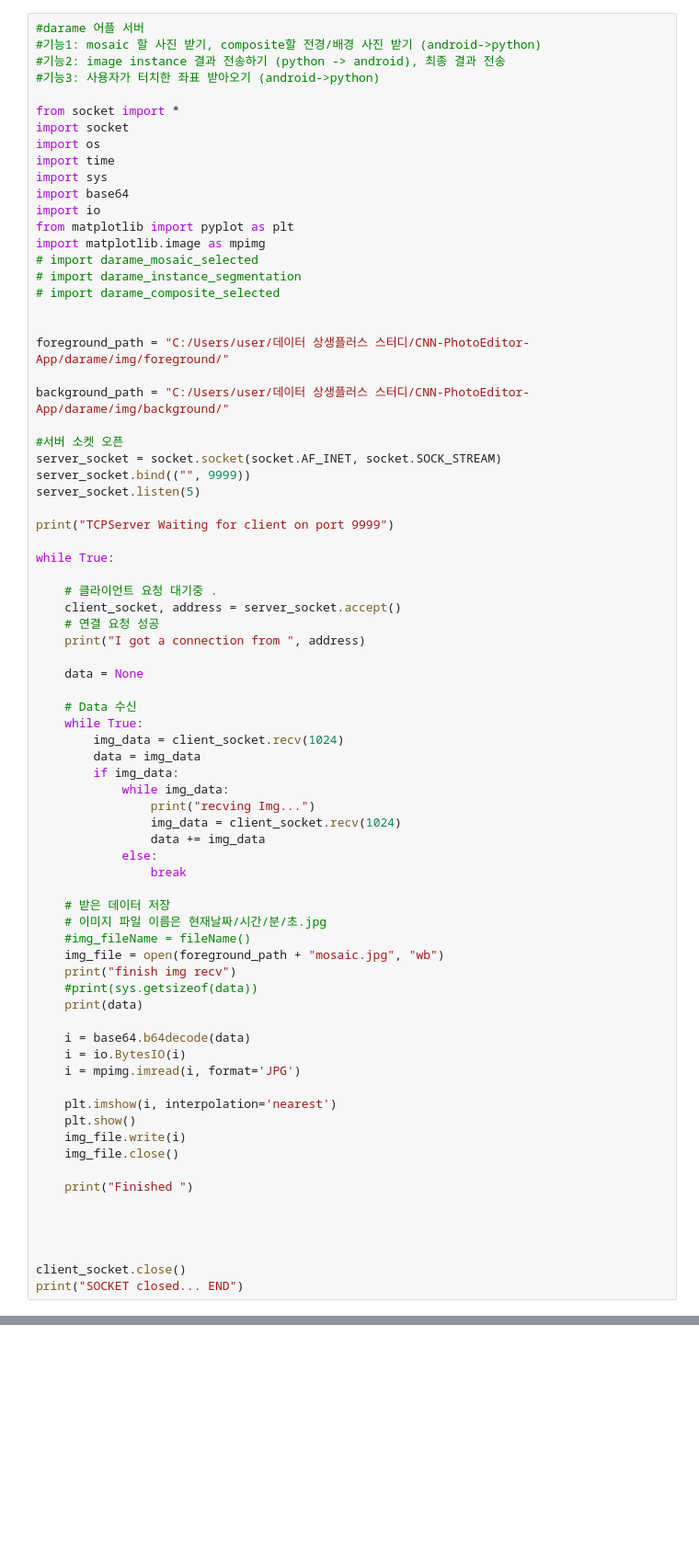
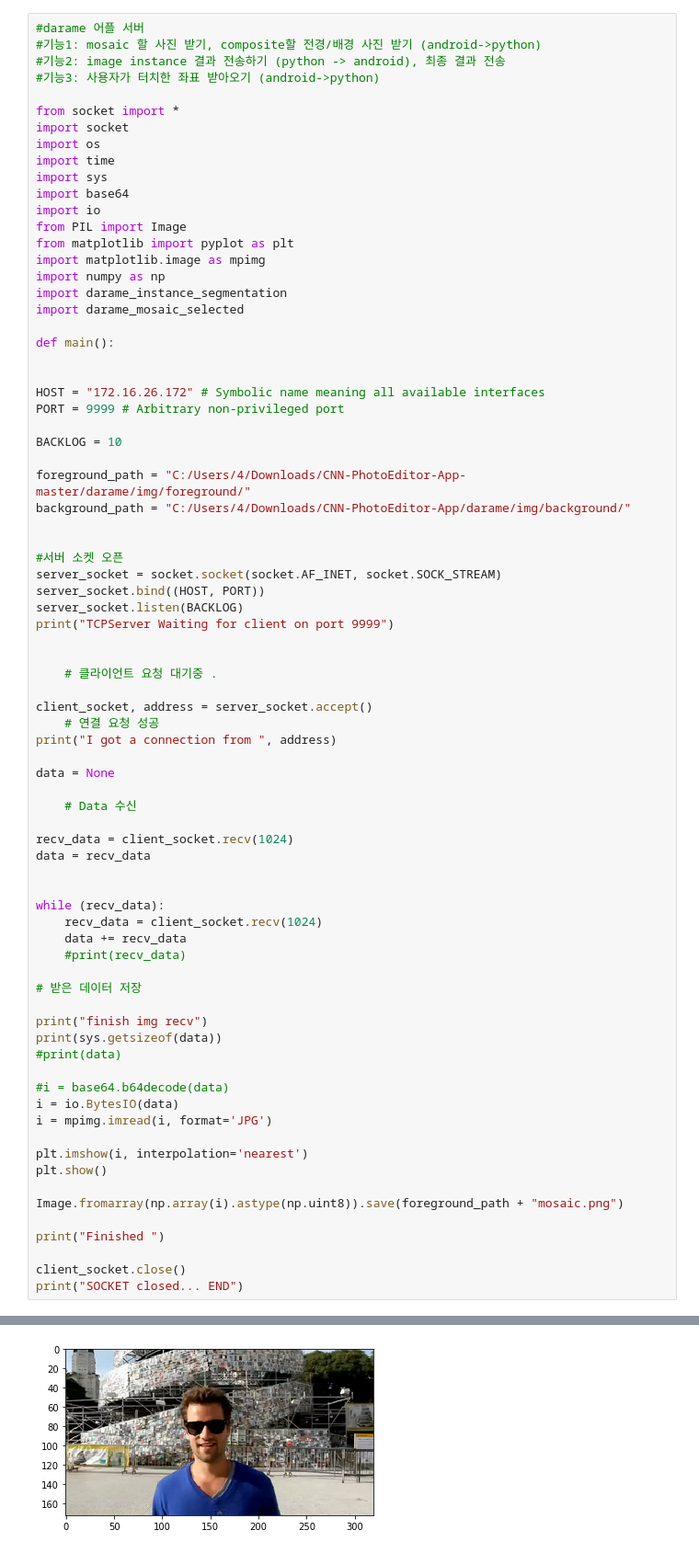
Before and after one commit to jihyejjang/darame-server, a Jupyter notebook: darame/darame_server.ipynb, the cells around one changed output, grey strips where cells are left out. Shown at 92% size. Cells and saved outputs as stored; diff of their text form; blank space fills up the shorter version.

Commit message:
server update

```diff
--- a/darame/darame_server.ipynb
+++ b/darame/darame_server.ipynb
@@ -11,66 +11,67 @@ import time
 import sys
 import base64
 import io
+from PIL import Image
 from matplotlib import pyplot as plt
 import matplotlib.image as mpimg
-# import darame_mosaic_selected
-# import darame_instance_segmentation
-# import darame_composite_selected
+import numpy as np
+import darame_instance_segmentation
+import darame_mosaic_selected
+
+def main():
 
 
-foreground_path = "C:/Users/user/데이터 상생플러스 스터디/CNN-PhotoEditor-App/darame/img/foreground/"
+HOST = "172.16.26.172" # Symbolic name meaning all available interfaces
+PORT = 9999 # Arbitrary non-privileged port
 
-background_path = "C:/Users/user/데이터 상생플러스 스터디/CNN-PhotoEditor-App/darame/img/background/"
+BACKLOG = 10
+
+foreground_path = "C:/Users/4/Downloads/CNN-PhotoEditor-App-master/darame/img/foreground/"
+background_path = "C:/Users/4/Downloads/CNN-PhotoEditor-App/darame/img/background/"
+
 
 #서버 소켓 오픈
 server_socket = socket.socket(socket.AF_INET, socket.SOCK_STREAM)
-server_socket.bind(("", 9999))
-server_socket.listen(5)
-
+server_socket.bind((HOST, PORT))
+server_socket.listen(BACKLOG)
 print("TCPServer Waiting for client on port 9999")
 
-while True:
 
     # 클라이언트 요청 대기중 .
-    client_socket, address = server_socket.accept()
+
+client_socket, address = server_socket.accept()
     # 연결 요청 성공
-    print("I got a connection from ", address)
+print("I got a connection from ", address)
 
-    data = None
+data = None
 
     # Data 수신
-    while True:
-        img_data = client_socket.recv(1024)
-        data = img_data
-        if img_data:
-            while img_data:
-                print("recving Img...")
-                img_data = client_socket.recv(1024)
-                data += img_data
-            else:
-                break
 
-    # 받은 데이터 저장
-    # 이미지 파일 이름은 현재날짜/시간/분/초.jpg
-    #img_fileName = fileName()
-    img_file = open(foreground_path + "mosaic.jpg", "wb")
-    print("finish img recv")
-    #print(sys.getsizeof(data))
-    print(data)
-
-    i = base64.b64decode(data)
-    i = io.BytesIO(i)
-    i = mpimg.imread(i, format='JPG')
-
-    plt.imshow(i, interpolation='nearest')
-    plt.show()
-    img_file.write(i)
-    img_file.close()
-
-    print("Finished ")
+recv_data = client_socket.recv(1024)
+data = recv_data
 
 
+while (recv_data):
+    recv_data = client_socket.recv(1024)
+    data += recv_data
+    #print(recv_data)
 
+# 받은 데이터 저장
+
+print("finish img recv")
+print(sys.getsizeof(data))
+#print(data)
+
+#i = base64.b64decode(data)
+i = io.BytesIO(data)
+i = mpimg.imread(i, format='JPG')
+
+plt.imshow(i, interpolation='nearest')
+plt.show()
+
+Image.fromarray(np.array(i).astype(np.uint8)).save(foreground_path + "mosaic.png")
+
+print("Finished ")
 
 client_socket.close()
 print("SOCKET closed... END")
@@ -78,0 +96 @@ TCPServer Waiting for client on port 9999
+[figure, added]
```
Also changed, not shown: parts of 1 cell of this notebook.
